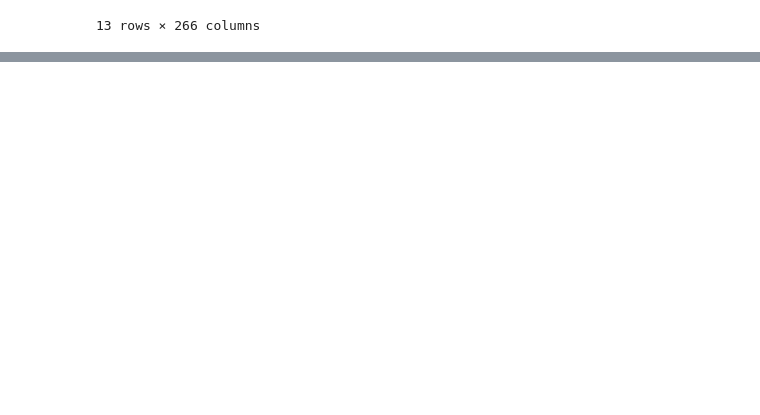
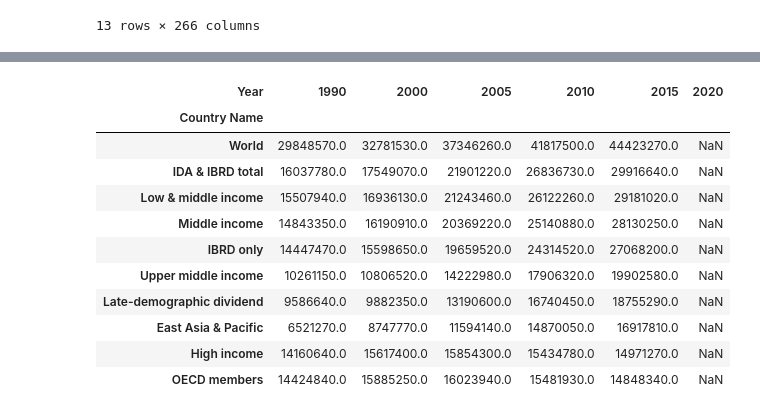
Before and after one commit to tan-lights/ADS1-Assignment-2, a Jupyter notebook: ADS1 Assignment 2 - Tanvir Ahmed.ipynb, the cells around one changed output, grey strips where cells are left out. Cells and saved outputs as stored; diff of their text form; code cells hidden in the pictures; blank space fills up the shorter version.

```diff
--- a/ADS1 Assignment 2 - Tanvir Ahmed.ipynb
+++ b/ADS1 Assignment 2 - Tanvir Ahmed.ipynb
@@ -106,0 +150,15 @@ df_emission[1] # The second dataframe with countries as columns
+# %%
+most_CO2.iloc[0:10][['1990', '2000', '2005', '2010', '2015', '2020']]
+# %% [output]
+| Year | 1990 | 2000 | 2005 | 2010 | 2015 | 2020 |
+| Country Name |  |  |  |  |  |  |
+| World | 29848570.0 | 32781530.0 | 37346260.0 | 41817500.0 | 44423270.0 | NaN |
+| IDA & IBRD total | 16037780.0 | 17549070.0 | 21901220.0 | 26836730.0 | 29916640.0 | NaN |
+| Low & middle income | 15507940.0 | 16936130.0 | 21243460.0 | 26122260.0 | 29181020.0 | NaN |
+| Middle income | 14843350.0 | 16190910.0 | 20369220.0 | 25140880.0 | 28130250.0 | NaN |
+| IBRD only | 14447470.0 | 15598650.0 | 19659520.0 | 24314520.0 | 27068200.0 | NaN |
+| Upper middle income | 10261150.0 | 10806520.0 | 14222980.0 | 17906320.0 | 19902580.0 | NaN |
+| Late-demographic dividend | 9586640.0 | 9882350.0 | 13190600.0 | 16740450.0 | 18755290.0 | NaN |
+| East Asia & Pacific | 6521270.0 | 8747770.0 | 11594140.0 | 14870050.0 | 16917810.0 | NaN |
+| High income | 14160640.0 | 15617400.0 | 15854300.0 | 15434780.0 | 14971270.0 | NaN |
+| OECD members | 14424840.0 | 15885250.0 | 16023940.0 | 15481930.0 | 14848340.0 | NaN |
```
Also changed, not shown: parts of 10 cells of this notebook.
